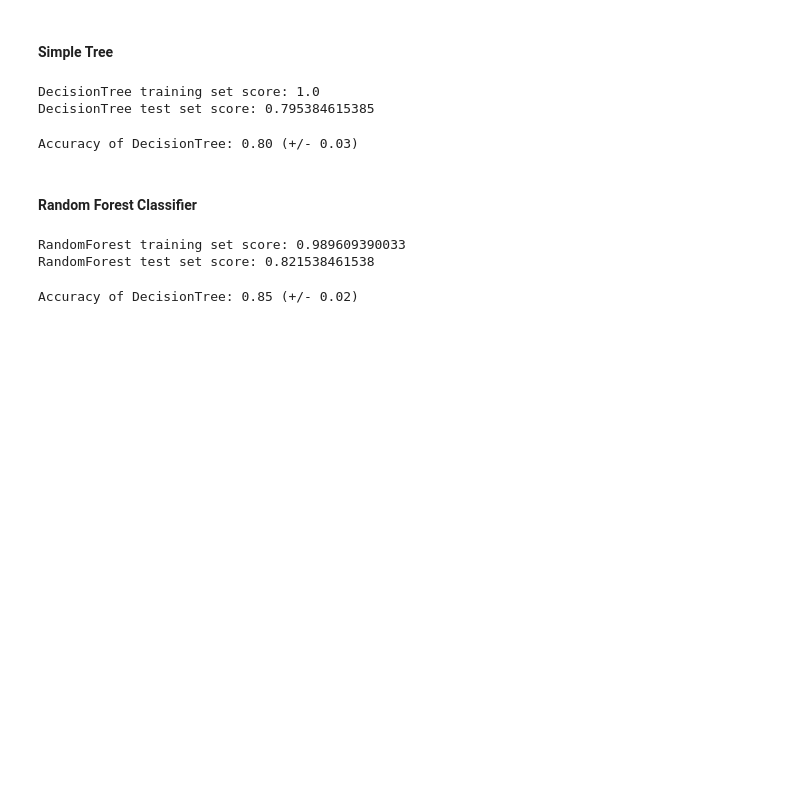
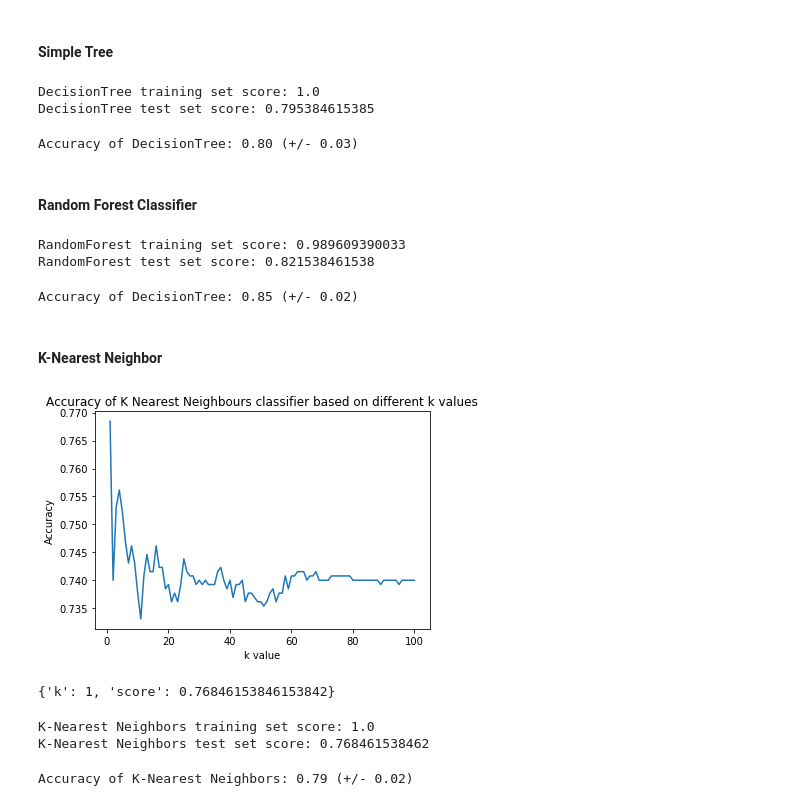
Before and after one commit to andrewhercules/predict-wine-quality, a Jupyter notebook: predict-wine-quality-analysis.ipynb, the cells around one changed output. Drawn from its saved outputs; the diff is of its cells as text; code cells hidden in the pictures; blank space fills up the shorter version.

Commit message:
Built K-Nearest Neighbors classifier to predict wine quality

```diff
--- a/predict-wine-quality-analysis.ipynb
+++ b/predict-wine-quality-analysis.ipynb
@@ -283,3 +283,60 @@ rf_scores = cross_val_score(rf_classifier, features, wine_quality, cv=10)
 print("Accuracy of DecisionTree: %0.2f (+/- %0.2f)" % (rf_scores.mean(), rf_scores.std() * 2))
 # %% [output]
 Accuracy of DecisionTree: 0.85 (+/- 0.02)
+# %% [markdown]
+#### K-Nearest Neighbor
+# %%
+from sklearn.neighbors import KNeighborsClassifier
+
+scores = []
+
+highest_score = {
+    'k': 0,
+    'score': 0
+}
+
+for k in range(1, 101):
+    classifier = KNeighborsClassifier(n_neighbors=k)
+    classifier.fit(train_data, train_labels)
+    score = classifier.score(test_data, test_labels)
+    scores.append(score)
+    if score > highest_score['score']:
+        highest_score = {
+            'k': k,
+            'score': score
+        }
+
+x_values = range(1, 101)
+
+y_values = scores
+
+plt.plot(x_values, y_values)
+plt.title('Accuracy of K Nearest Neighbours classifier based on different k values')
+plt.ylabel('Accuracy')
+plt.xlabel('k value')
+plt.show()
+print(highest_score)
+# %% [output]
+[figure, added]
+{'k': 1, 'score': 0.76846153846153842}
+# %%
+knn_classifier = KNeighborsClassifier(n_neighbors=1)
+
+knn_classifier.fit(train_data, train_labels)
+
+knn_training_score = knn_classifier.score(train_data, train_labels)
+
+print("K-Nearest Neighbors training set score: %s" %(knn_training_score))
+
+knn_test_score = knn_classifier.score(test_data, test_labels)
+
+print("K-Nearest Neighbors test set score: %s" %(knn_test_score))
+# %% [output]
+K-Nearest Neighbors training set score: 1.0
+K-Nearest Neighbors test set score: 0.768461538462
+# %%
+knn_scores = cross_val_score(knn_classifier, features, wine_quality, cv=10)
+
+print("Accuracy of K-Nearest Neighbors: %0.2f (+/- %0.2f)" % (knn_scores.mean(), knn_scores.std() * 2))
+# %% [output]
+Accuracy of K-Nearest Neighbors: 0.79 (+/- 0.02)
```
